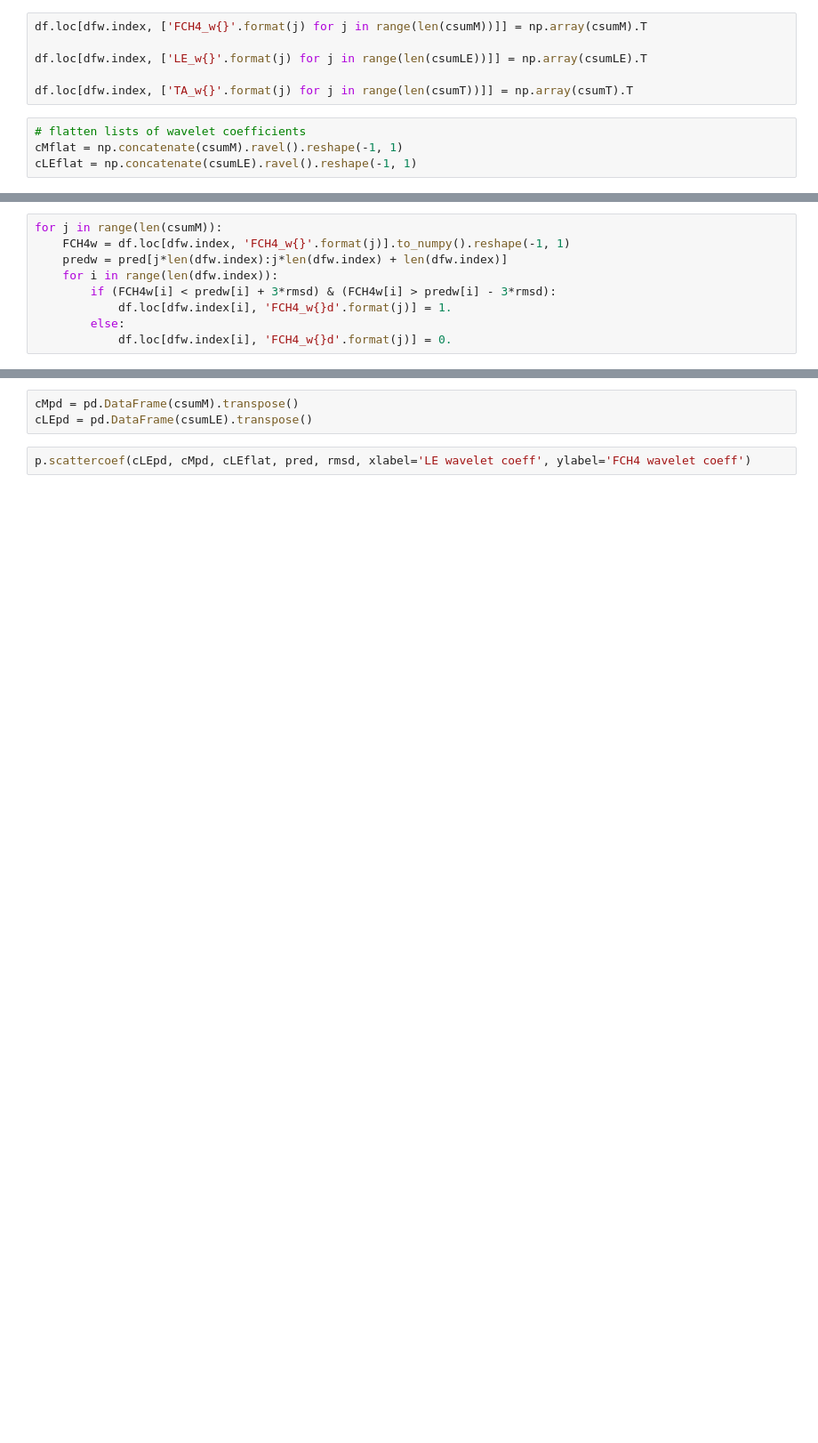
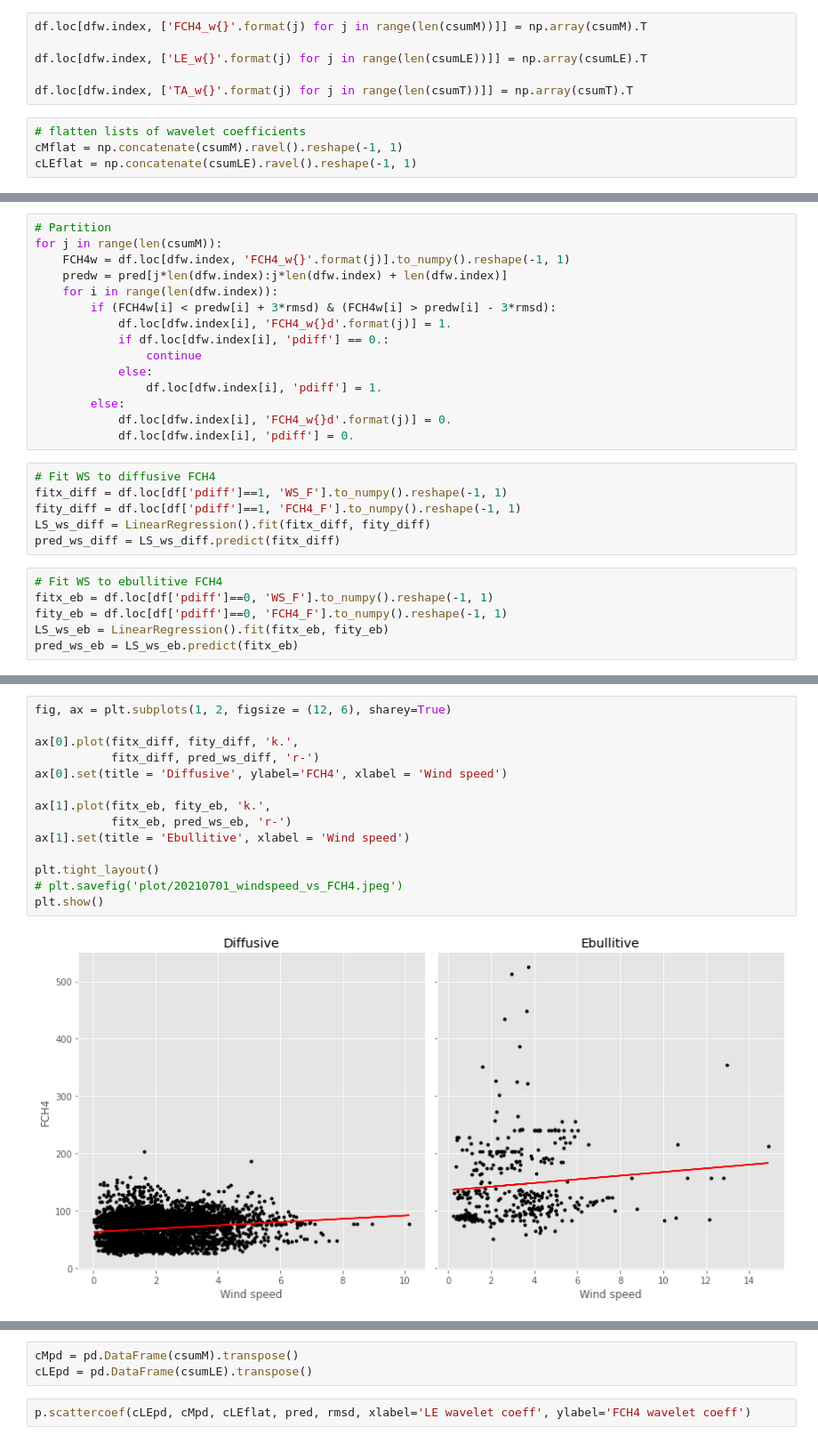
Before and after one commit to ottobriner/wavelet-partition, a Jupyter notebook: FLX_JP-BBY.ipynb, the cells around one changed output, grey strips where cells are left out. Shown at 89% size. Cells and saved outputs as stored; diff of their text form; blank space fills up the shorter version.

Commit message:
wind speed vs FCH4

```diff
--- a/FLX_JP-BBY.ipynb
+++ b/FLX_JP-BBY.ipynb
@@ -124,9 +124,27 @@ rmsd
 # %%
+# Partition
 for j in range(len(csumM)):
     FCH4w = df.loc[dfw.index, 'FCH4_w{}'.format(j)].to_numpy().reshape(-1, 1)
     predw = pred[j*len(dfw.index):j*len(dfw.index) + len(dfw.index)]
     for i in range(len(dfw.index)):
         if (FCH4w[i] < predw[i] + 3*rmsd) & (FCH4w[i] > predw[i] - 3*rmsd):
             df.loc[dfw.index[i], 'FCH4_w{}d'.format(j)] = 1.
+            if df.loc[dfw.index[i], 'pdiff'] == 0.:
+                continue
+            else:
+                df.loc[dfw.index[i], 'pdiff'] = 1.
         else:
             df.loc[dfw.index[i], 'FCH4_w{}d'.format(j)] = 0.
+            df.loc[dfw.index[i], 'pdiff'] = 0.
+# %%
+# Fit WS to diffusive FCH4
+fitx_diff = df.loc[df['pdiff']==1, 'WS_F'].to_numpy().reshape(-1, 1)
+fity_diff = df.loc[df['pdiff']==1, 'FCH4_F'].to_numpy().reshape(-1, 1)
+LS_ws_diff = LinearRegression().fit(fitx_diff, fity_diff)
+pred_ws_diff = LS_ws_diff.predict(fitx_diff)
+# %%
+# Fit WS to ebullitive FCH4
+fitx_eb = df.loc[df['pdiff']==0, 'WS_F'].to_numpy().reshape(-1, 1)
+fity_eb = df.loc[df['pdiff']==0, 'FCH4_F'].to_numpy().reshape(-1, 1)
+LS_ws_eb = LinearRegression().fit(fitx_eb, fity_eb)
+pred_ws_eb = LS_ws_eb.predict(fitx_eb)
@@ -133,3 +155,19 @@ for j in range(len(csumM)):
+# %%
+fig, ax = plt.subplots(1, 2, figsize = (12, 6), sharey=True)
+
+ax[0].plot(fitx_diff, fity_diff, 'k.',
+           fitx_diff, pred_ws_diff, 'r-')
+ax[0].set(title = 'Diffusive', ylabel='FCH4', xlabel = 'Wind speed')
+
+ax[1].plot(fitx_eb, fity_eb, 'k.',
+           fitx_eb, pred_ws_eb, 'r-')
+ax[1].set(title = 'Ebullitive', xlabel = 'Wind speed')
+
+plt.tight_layout()
+# plt.savefig('plot/20210701_windspeed_vs_FCH4.jpeg')
+plt.show()
+# %% [output]
+[figure, added]
 # %%
 fig, ax = plt.subplots(1, 1, figsize = (12,12))
 
```
Also changed, not shown: parts of 12 cells of this notebook.
